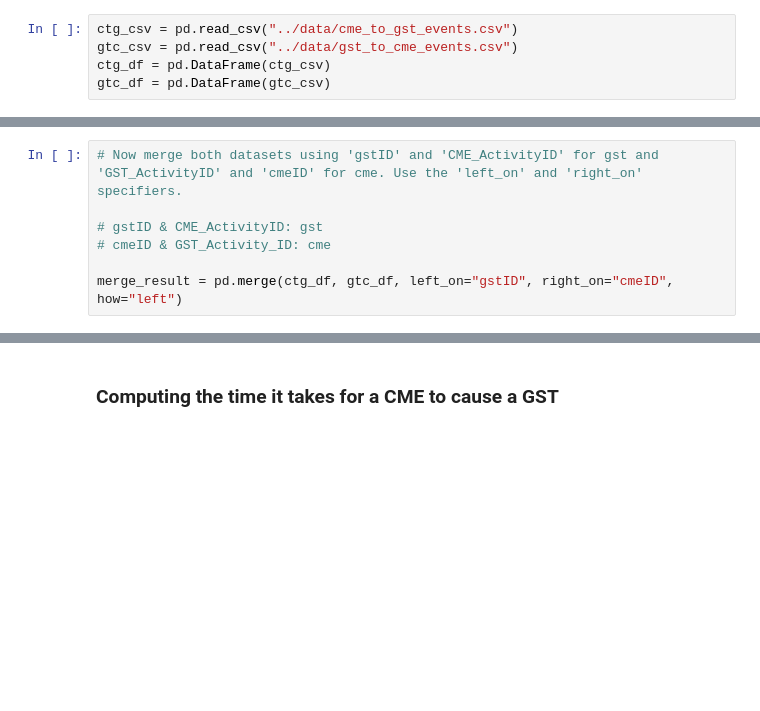
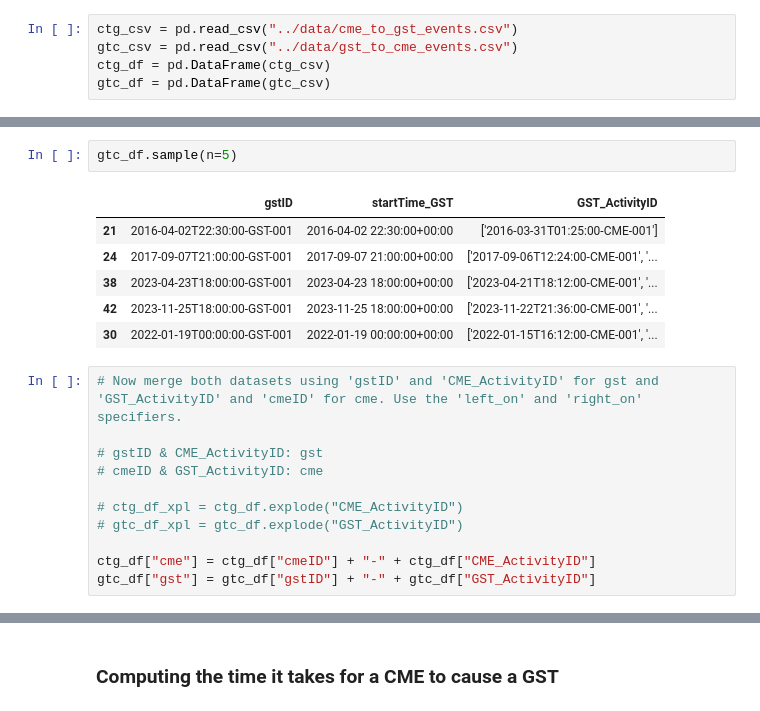
Before and after one commit to 00Smidge/data-sourcing-challenge, a Jupyter notebook: notebooks/merge_data.ipynb, the cells around one changed output, grey strips where cells are left out. Cells and saved outputs as stored; diff of their text form; blank space fills up the shorter version.

```diff
--- a/notebooks/merge_data.ipynb
+++ b/notebooks/merge_data.ipynb
@@ -13,9 +23,22 @@ gtc_df = pd.DataFrame(gtc_csv)
+# %%
+gtc_df.sample(n=5)
+# %% [output]
+|  | gstID | startTime_GST | GST_ActivityID |
+| 21 | 2016-04-02T22:30:00-GST-001 | 2016-04-02 22:30:00+00:00 | ['2016-03-31T01:25:00-CME-001'] |
+| 24 | 2017-09-07T21:00:00-GST-001 | 2017-09-07 21:00:00+00:00 | ['2017-09-06T12:24:00-CME-001', '... |
+| 38 | 2023-04-23T18:00:00-GST-001 | 2023-04-23 18:00:00+00:00 | ['2023-04-21T18:12:00-CME-001', '... |
+| 42 | 2023-11-25T18:00:00-GST-001 | 2023-11-25 18:00:00+00:00 | ['2023-11-22T21:36:00-CME-001', '... |
+| 30 | 2022-01-19T00:00:00-GST-001 | 2022-01-19 00:00:00+00:00 | ['2022-01-15T16:12:00-CME-001', '... |
 # %%
 # Now merge both datasets using 'gstID' and 'CME_ActivityID' for gst and 'GST_ActivityID' and 'cmeID' for cme. Use the 'left_on' and 'right_on' specifiers.
 
 # gstID & CME_ActivityID: gst
-# cmeID & GST_Activity_ID: cme
+# cmeID & GST_ActivityID: cme
 
-merge_result = pd.merge(ctg_df, gtc_df, left_on="gstID", right_on="cmeID", how="left")
+# ctg_df_xpl = ctg_df.explode("CME_ActivityID")
+# gtc_df_xpl = gtc_df.explode("GST_ActivityID")
+
+ctg_df["cme"] = ctg_df["cmeID"] + "-" + ctg_df["CME_ActivityID"]
+gtc_df["gst"] = gtc_df["gstID"] + "-" + gtc_df["GST_ActivityID"]
 # %%
 # Verify that the new DataFrame has the same number of rows as cme and gst
```
Also changed, not shown: parts of 12 cells of this notebook, 2 other files.
